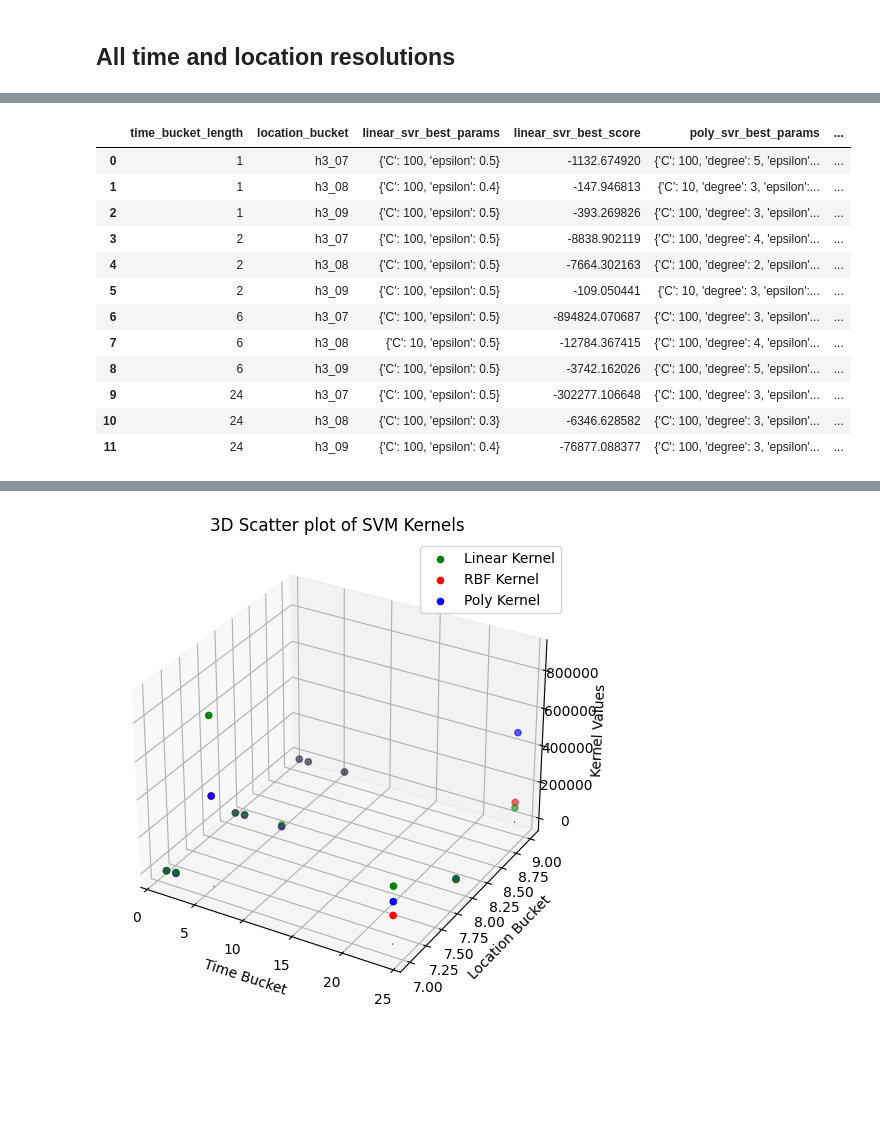
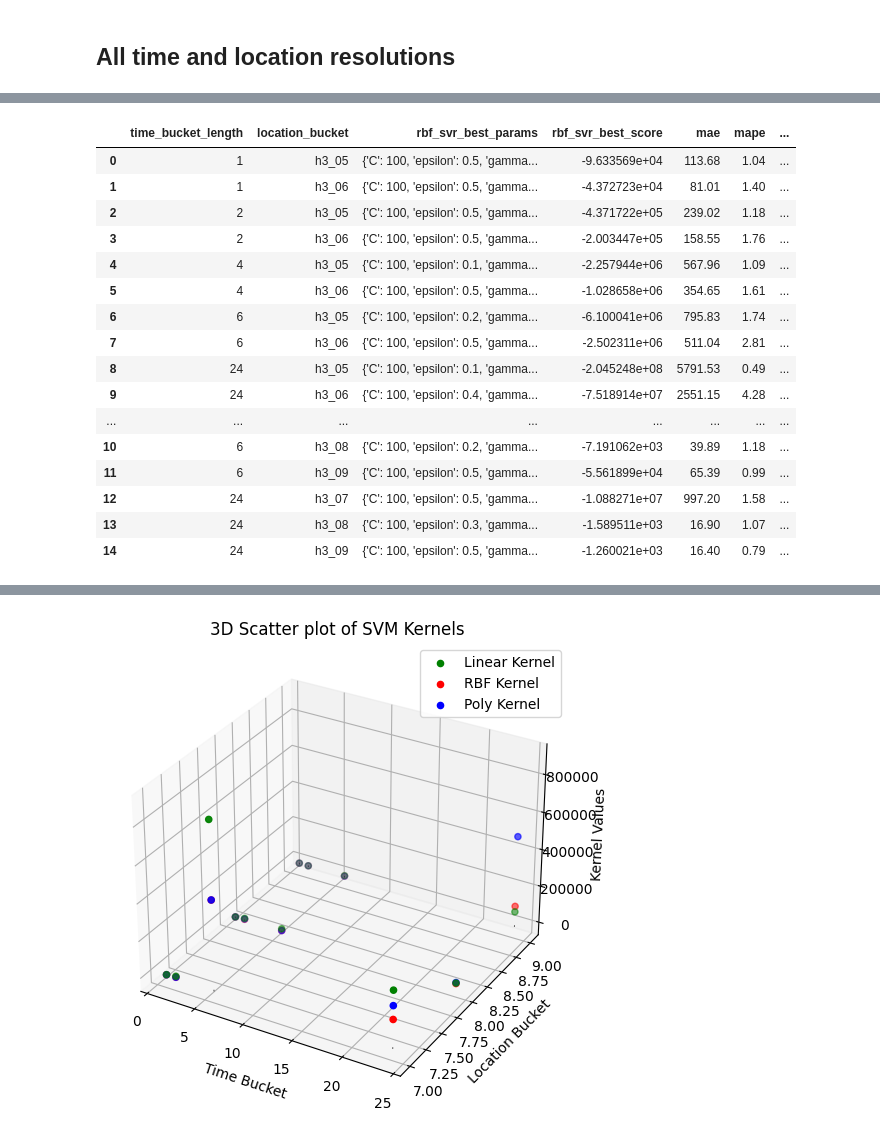
Before and after one commit to Jerematix/aaa, a Jupyter notebook: notebooks/4_predictive_analysis/01_SVM.ipynb, the cells around one changed output, grey strips where cells are left out. Cells and saved outputs as stored; diff of their text form; code cells hidden in the pictures; blank space fills up the shorter version.

```diff
--- a/notebooks/4_predictive_analysis/01_SVM.ipynb
+++ b/notebooks/4_predictive_analysis/01_SVM.ipynb
@@ -403,18 +346,24 @@ save best params and scores
-# %%
-results_df = pd.DataFrame(results)
-results_df
-# %% [output]
-|  | time_bucket_length | location_bucket | linear_svr_best_params | linear_svr_best_score | poly_svr_best_params | ... |
-| 0 | 1 | h3_07 | {'C': 100, 'epsilon': 0.5} | -1132.674920 | {'C': 100, 'degree': 5, 'epsilon'... | ... |
-| 1 | 1 | h3_08 | {'C': 100, 'epsilon': 0.4} | -147.946813 | {'C': 10, 'degree': 3, 'epsilon':... | ... |
-| 2 | 1 | h3_09 | {'C': 100, 'epsilon': 0.5} | -393.269826 | {'C': 100, 'degree': 3, 'epsilon'... | ... |
-| 3 | 2 | h3_07 | {'C': 100, 'epsilon': 0.5} | -8838.902119 | {'C': 100, 'degree': 4, 'epsilon'... | ... |
-| 4 | 2 | h3_08 | {'C': 100, 'epsilon': 0.5} | -7664.302163 | {'C': 100, 'degree': 2, 'epsilon'... | ... |
-| 5 | 2 | h3_09 | {'C': 100, 'epsilon': 0.5} | -109.050441 | {'C': 10, 'degree': 3, 'epsilon':... | ... |
-| 6 | 6 | h3_07 | {'C': 100, 'epsilon': 0.5} | -894824.070687 | {'C': 100, 'degree': 3, 'epsilon'... | ... |
-| 7 | 6 | h3_08 | {'C': 10, 'epsilon': 0.5} | -12784.367415 | {'C': 100, 'degree': 4, 'epsilon'... | ... |
-| 8 | 6 | h3_09 | {'C': 100, 'epsilon': 0.5} | -3742.162026 | {'C': 100, 'degree': 5, 'epsilon'... | ... |
-| 9 | 24 | h3_07 | {'C': 100, 'epsilon': 0.5} | -302277.106648 | {'C': 100, 'degree': 3, 'epsilon'... | ... |
-| 10 | 24 | h3_08 | {'C': 100, 'epsilon': 0.3} | -6346.628582 | {'C': 100, 'degree': 3, 'epsilon'... | ... |
-| 11 | 24 | h3_09 | {'C': 100, 'epsilon': 0.4} | -76877.088377 | {'C': 100, 'degree': 3, 'epsilon'... | ... |
+# %%
+results_sampled_df = pd.DataFrame(results_sampled)
+
+merged_results = pd.concat([results_df, results_sampled_df])
+merged_results
+# %% [output]
+|  | time_bucket_length | location_bucket | rbf_svr_best_params | rbf_svr_best_score | mae | mape | ... |
+| 0 | 1 | h3_05 | {'C': 100, 'epsilon': 0.5, 'gamma... | -9.633569e+04 | 113.68 | 1.04 | ... |
+| 1 | 1 | h3_06 | {'C': 100, 'epsilon': 0.5, 'gamma... | -4.372723e+04 | 81.01 | 1.40 | ... |
+| 2 | 2 | h3_05 | {'C': 100, 'epsilon': 0.5, 'gamma... | -4.371722e+05 | 239.02 | 1.18 | ... |
+| 3 | 2 | h3_06 | {'C': 100, 'epsilon': 0.5, 'gamma... | -2.003447e+05 | 158.55 | 1.76 | ... |
+| 4 | 4 | h3_05 | {'C': 100, 'epsilon': 0.1, 'gamma... | -2.257944e+06 | 567.96 | 1.09 | ... |
+| 5 | 4 | h3_06 | {'C': 100, 'epsilon': 0.5, 'gamma... | -1.028658e+06 | 354.65 | 1.61 | ... |
+| 6 | 6 | h3_05 | {'C': 100, 'epsilon': 0.2, 'gamma... | -6.100041e+06 | 795.83 | 1.74 | ... |
+| 7 | 6 | h3_06 | {'C': 100, 'epsilon': 0.5, 'gamma... | -2.502311e+06 | 511.04 | 2.81 | ... |
+| 8 | 24 | h3_05 | {'C': 100, 'epsilon': 0.1, 'gamma... | -2.045248e+08 | 5791.53 | 0.49 | ... |
+| 9 | 24 | h3_06 | {'C': 100, 'epsilon': 0.4, 'gamma... | -7.518914e+07 | 2551.15 | 4.28 | ... |
+| ... | ... | ... | ... | ... | ... | ... | ... |
+| 10 | 6 | h3_08 | {'C': 100, 'epsilon': 0.2, 'gamma... | -7.191062e+03 | 39.89 | 1.18 | ... |
+| 11 | 6 | h3_09 | {'C': 100, 'epsilon': 0.5, 'gamma... | -5.561899e+04 | 65.39 | 0.99 | ... |
+| 12 | 24 | h3_07 | {'C': 100, 'epsilon': 0.5, 'gamma... | -1.088271e+07 | 997.20 | 1.58 | ... |
+| 13 | 24 | h3_08 | {'C': 100, 'epsilon': 0.3, 'gamma... | -1.589511e+03 | 16.90 | 1.07 | ... |
+| 14 | 24 | h3_09 | {'C': 100, 'epsilon': 0.5, 'gamma... | -1.260021e+03 | 16.40 | 0.79 | ... |
 # %%
```
Also changed, not shown: parts of 13 cells of this notebook, 1 other file.
